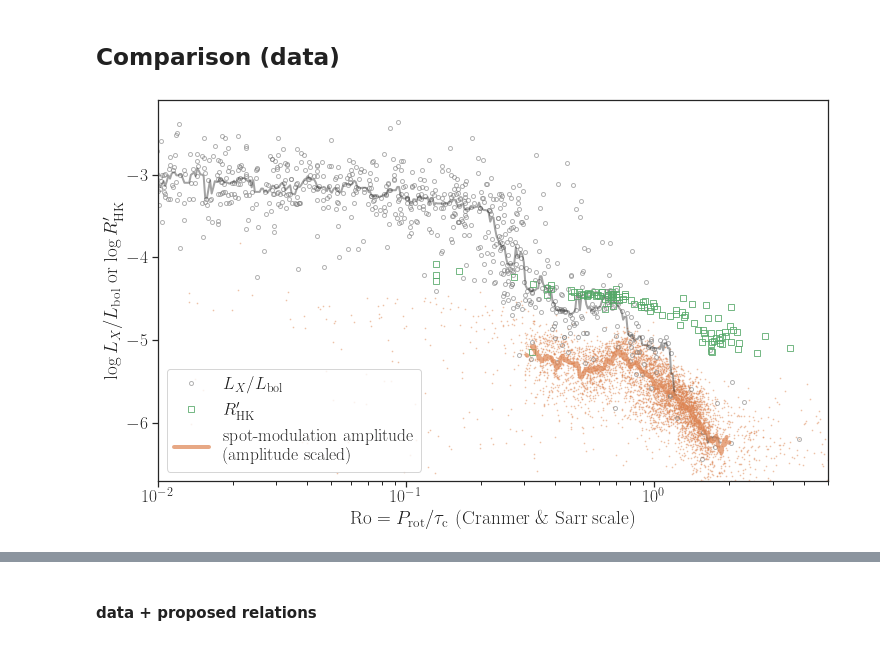
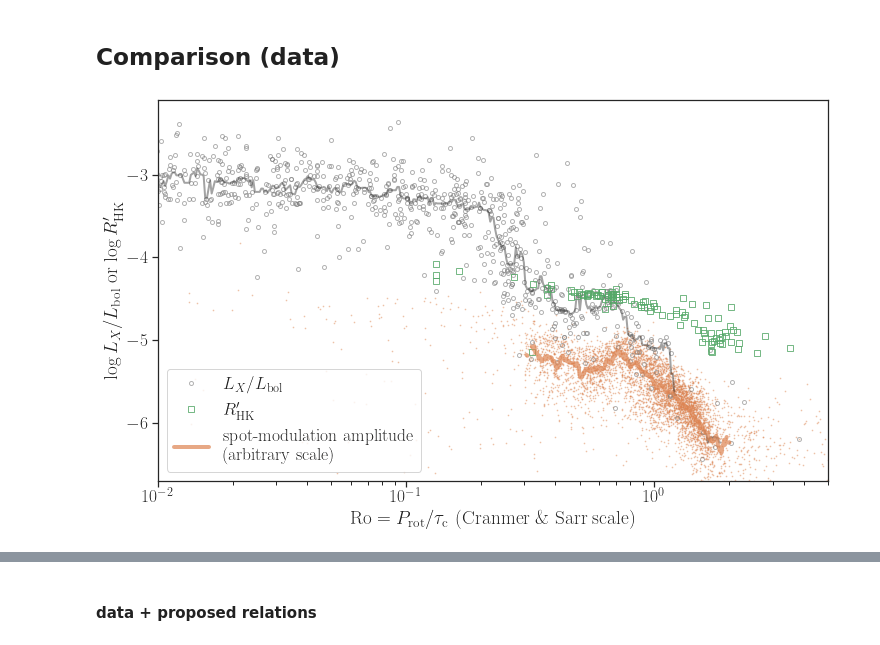
Before and after one commit to kemasuda/acheron, a Jupyter notebook: kepler_prot_teff/5-comparison.ipynb, the cells around one changed output, grey strips where cells are left out. Saved outputs shown, nothing was run; the diff lists cells and outputs as text; code cells hidden in the pictures.

```diff
--- a/kepler_prot_teff/5-comparison.ipynb
+++ b/kepler_prot_teff/5-comparison.ipynb
@@ -150,7 +150,7 @@ idxms = dc2.Evol == 'MS'
 # %%
 # Metcalfe
 dc3 = pd.read_csv("data/metcalfe16.txt", delim_whitespace=True)
-dg = pd.read_csv("/Users/k_masuda/Dropbox/research_notes/data/DR2PapTable1.txt", delimiter='&')
+dg = pd.read_csv("data/DR2PapTable1.txt", delimiter='&')
 dg['kepid'] = dg.KIC
 dc3 = pd.merge(dc3, dg, on='kepid')
 dc3['taug98'] = tau_g98(dc3.teff)
@@ -163,32 +166,32 @@ plotdir = 'comparison/'
 plt.figure(figsize=(12,7))
 plt.xlim(1e-2, 5)
 plt.xscale("log")
 plt.ylim(-6.7, -2.1)
 #plt.ylabel("activity level from different indicators\n(arbitrary logarithmic scale)")
 plt.ylabel("$\log L_X/L_\mathrm{bol}$ or $\log R'_\mathrm{HK}$")
 plt.xlabel(r"$\mathrm{Ro}=P_\mathrm{rot}/\tau_\mathrm{c}$ (Cranmer \& Sarr scale)")
 
 plt.plot(dx.Rog98, dx['Lx/bol'], '.', mfc='none', mew=1, alpha=0.6, color='gray', markersize=8,
          label='$L_X/L_\mathrm{bol}$')
 xfilt, yfilt = mfilter(np.log10(dx.Rog98), dx['Lx/bol'], 0.03, N=1000, mean=False, Nmin=3)
 plt.plot(10**xfilt, yfilt, '-', #label='median filter (0.06dex)',
          color='k', lw=2, alpha=0.4)
 
 hks = 0.
 plt.plot(dc.rog98, dc["logR'HK"]+hks, 's', mfc='none', mew=0.8, color='C2', label="$R'_\mathrm{HK}$")
 plt.plot(dc2[idxms]['rog98'], dc2[idxms]["logR'HK"]+hks, 's', mew=0.8, mfc='none', color='C2')
 plt.plot(dc3.rog98, dc3.logRHK, 's', color='C2', mew=0.8, mfc='none') # overlaps?
 
 yamp = np.log10(d.Rper/rper_ro(0.5))-4.8-0.5
 plt.plot(d.Pnorm, yamp, '.', color='C1', markersize=1.5, alpha=0.4, zorder=-1000)
 #plt.plot(d.Pnorm, yamp, '.', color='C1', markersize=0.1,
 #        label='spot-modulation amplitude\n(this work, amplitude scaled)')
 xfilt, yfilt = mfilter(np.log10(d.Pnorm), yamp, 0.01, N=1000, mean=False, Nmin=30)
 plt.plot(10**xfilt, yfilt, '-', #label='median filter (0.06dex)',
-         color='C1', lw=4, alpha=0.7, label='spot-modulation amplitude\n(amplitude scaled)')
+         color='C1', lw=4, alpha=0.7, label='spot-modulation amplitude\n(arbitrary scale)')
 #plt.plot(roR, np.log10(rper_ro(roR)/rper_ro(0.5))-4.7, lw=4, alpha=0.5, color='C1',
 #         label='spot-modulation amplitude\n(this work, amplitude scaled)')
 plt.legend(loc='lower left')
 plt.savefig(plotdir+"comparison_data_all2.png", dpi=200, bbox_inches="tight")
 # %% [output]
-[figure, old version]
+[figure, new version]
```
Also changed, not shown: parts of 9 cells of this notebook, 5 other files.
